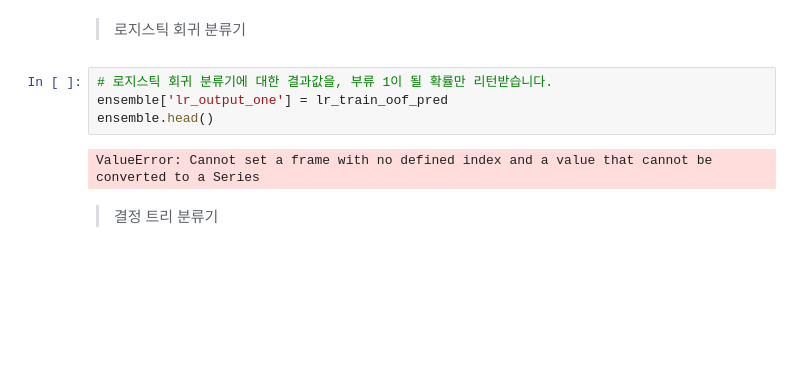
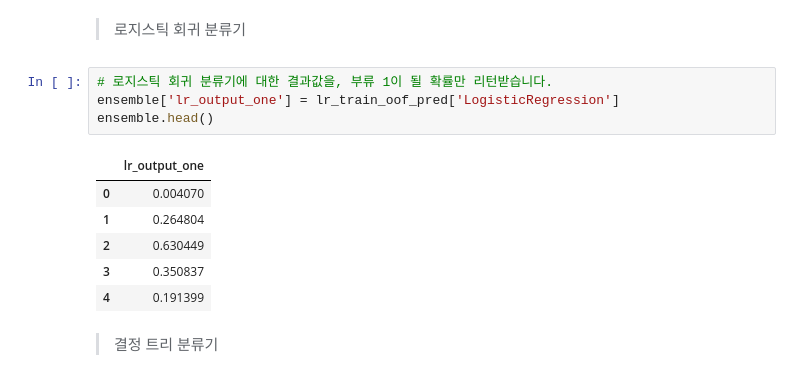
Before and after one commit to inseopbyeon/machine-learning-lecture-notes, a Jupyter notebook: Lecture17_Stacking.ipynb, the cells around one changed output. Saved outputs shown, nothing was run; the diff lists cells and outputs as text; blank space fills up the shorter version.

```diff
--- a/Lecture17_Stacking.ipynb
+++ b/Lecture17_Stacking.ipynb
@@ -563,10 +565,15 @@ ensemble = pd.DataFrame()
 > 로지스틱 회귀 분류기
 # %%
 # 로지스틱 회귀 분류기에 대한 결과값을, 부류 1이 될 확률만 리턴받습니다.
-ensemble['lr_output_one'] = lr_train_oof_pred
+ensemble['lr_output_one'] = lr_train_oof_pred['LogisticRegression']
 ensemble.head()
 # %% [output]
-ValueError: Cannot set a frame with no defined index and a value that cannot be converted to a Series
+|  | lr_output_one |
+| 0 | 0.004070 |
+| 1 | 0.264804 |
+| 2 | 0.630449 |
+| 3 | 0.350837 |
+| 4 | 0.191399 |
 # %% [markdown]
 > 결정 트리 분류기
 # %%
```
Also changed, not shown: parts of 13 cells of this notebook, 3 other files.
